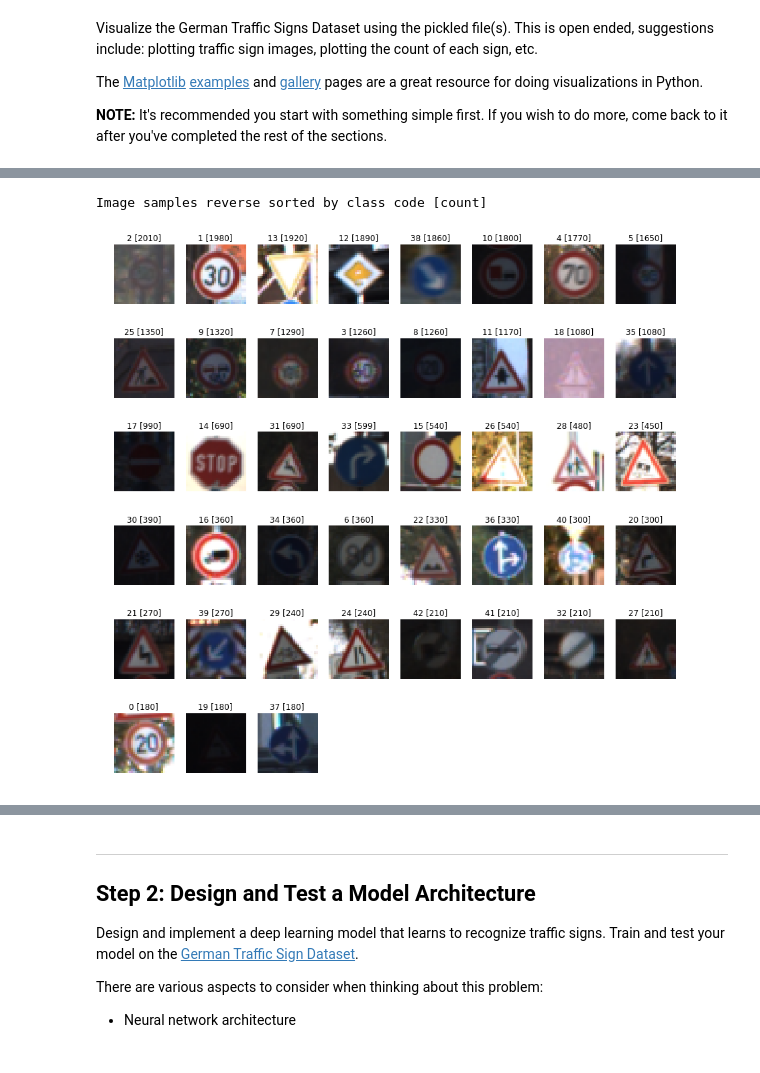
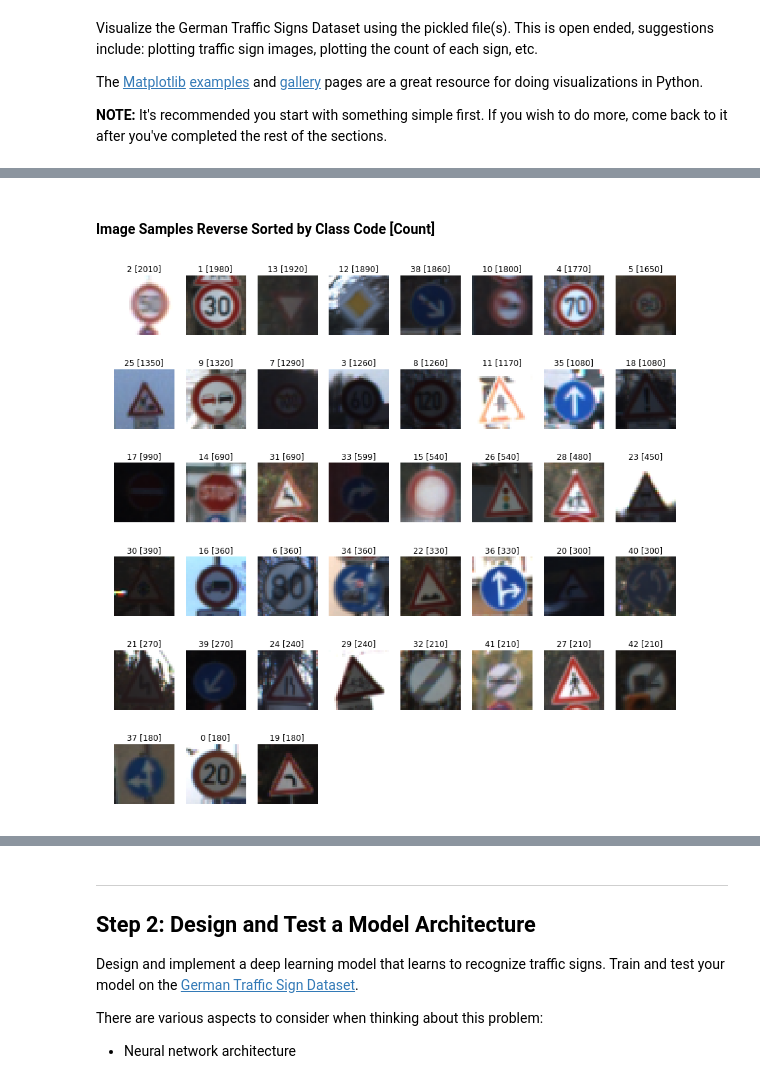
Before and after one commit to patrickmpoon/CarND-Traffic-Sign-Classifier-Project, a Jupyter notebook: Traffic_Sign_Classifier.ipynb, the cells around one changed output, grey strips where cells are left out. Drawn from its saved outputs; the diff is of its cells as text; code cells hidden in the pictures.

```diff
--- a/Traffic_Sign_Classifier.ipynb
+++ b/Traffic_Sign_Classifier.ipynb
@@ -191,42 +188,32 @@ The [Matplotlib](http://matplotlib.org/) [examples](http://matplotlib.org/exampl
+# %% [markdown]
+#### Image Samples Reverse Sorted by Class Code [Count]
 # %%
-# %%time
 ### Data exploration visualization code goes here.
 ### Feel free to use as many code cells as needed.
 
-from collections import defaultdict
 from operator import itemgetter
 import math
 import random
 import matplotlib.pyplot as plt
 %matplotlib inline
 
+COLUMNS = 8
+rows = math.ceil(n_classes / COLUMNS)
+
 
 def display_img(image, idx, item_count, title):
-    plt.subplot(rows, columns, idx)
+    plt.subplot(rows, COLUMNS, idx)
     plt.axis('off')
     plt.title('{} [{}]'.format(title, item_count))
     plt.imshow(image)
 
 
-rows = math.ceil(len(d.keys()) / 8)
-columns = 8
-
-d = defaultdict(list)
-
-for idx, label in enumerate(range(y_train.shape[0])):
-    d[str(y_train[label])].append(idx)
-
-d_rsorted = sorted(d.items(), key=lambda args: len(args[1]), reverse=True)
-
 plt.figure(figsize=(15, 15))
 
-for i, (code, vals) in enumerate(d_rsorted, 1):
-    idx_str = str(code)
-    list_idx = random.randint(0, len(vals) - 1)
-    pos = vals[list_idx]
+for i, (sign_code, indices) in enumerate(sign_classes, 1):
+    idx_str = str(sign_code)
+    list_idx = random.randint(0, len(indices) - 1)
+    pos = indices[list_idx]
     display_img(X_train[pos], i, len(d[idx_str]), y_train[pos])
-
-print('Image samples reverse sorted by class code [count]');
 # %% [output]
-Image samples reverse sorted by class code [count]
-[figure, old version]
+[figure, new version]
```
Also changed, not shown: parts of 13 cells of this notebook.
